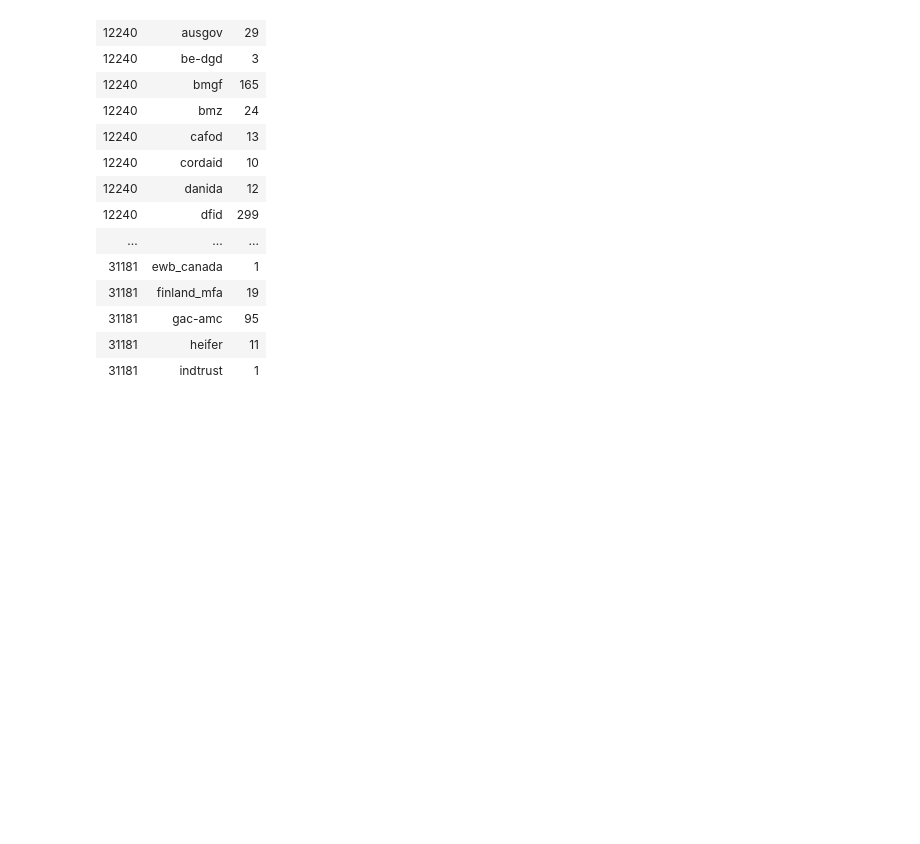
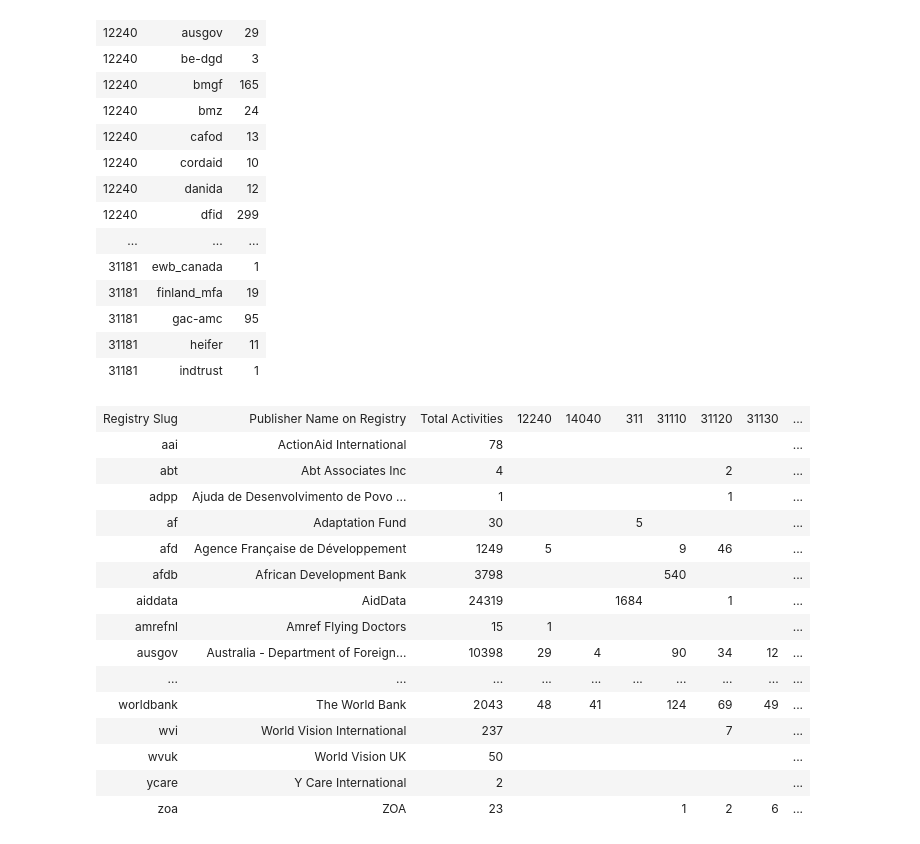
Before and after one commit to OpenDataServices/iati-traceability, a Jupyter notebook: agriculture/sectors.ipynb, the cells around one changed output. Cells and saved outputs as stored; diff of their text form; code cells hidden in the pictures; blank space fills up the shorter version.

Commit message:
Add a 2D table of counts for sector + publisher

```diff
--- a/agriculture/sectors.ipynb
+++ b/agriculture/sectors.ipynb
@@ -49,5 +49,10 @@ ag_sector_codes = [
 ]
 # %%
 codelist_values = requests.get('http://dashboard.iatistandard.org/stats/current/inverted-publisher/codelist_values.json').json(object_pairs_hook=OrderedDict)
+# %%
+publishers_ckan = requests.get('http://iatiregistry.org/api/3/action/organization_list?all_fields=1').json()
+publisher_names = {publisher['name']:publisher['display_name'] for publisher in publishers_ckan['result']}
+# %%
+publisher_activities = requests.get('http://dashboard.iatistandard.org/stats/current/inverted-publisher/activities.json').json()
 # %%
 sector_code_lookup = codelist_values['.//sector/@code']
@@ -69,3 +80,30 @@ make_table([(sector_code,k,v) for sector_code in ag_sector_codes for k,v in sect
 | 31181 | gac-amc | 95 |
 | 31181 | heifer | 11 |
 | 31181 | indtrust | 1 |
+# %%
+publishers = sorted(set(publisher for sector_code in ag_sector_codes for publisher,_ in sector_code_lookup[sector_code].items()))
+make_table(
+    [['Registry Slug', 'Publisher Name on Registry', 'Total Activities'] + ag_sector_codes] + [
+        [publisher, publisher_names[publisher], publisher_activities[publisher]]+[
+            sector_code_lookup[sector_code].get(publisher, '')
+            for sector_code in ag_sector_codes
+        ]
+        for publisher in publishers
+    ])
+# %% [output]
+| Registry Slug | Publisher Name on Registry | Total Activities | 12240 | 14040 | 311 | 31110 | 31120 | 31130 | ... |
+| aai | ActionAid International | 78 |  |  |  |  |  |  | ... |
+| abt | Abt Associates Inc | 4 |  |  |  |  | 2 |  | ... |
+| adpp | Ajuda de Desenvolvimento de Povo ... | 1 |  |  |  |  | 1 |  | ... |
+| af | Adaptation Fund | 30 |  |  | 5 |  |  |  | ... |
+| afd | Agence Française de Développement | 1249 | 5 |  |  | 9 | 46 |  | ... |
+| afdb | African Development Bank | 3798 |  |  |  | 540 |  |  | ... |
+| aiddata | AidData | 24319 |  |  | 1684 |  | 1 |  | ... |
+| amrefnl | Amref Flying Doctors | 15 | 1 |  |  |  |  |  | ... |
+| ausgov | Australia - Department of Foreign... | 10398 | 29 | 4 |  | 90 | 34 | 12 | ... |
+| ... | ... | ... | ... | ... | ... | ... | ... | ... | ... |
+| worldbank | The World Bank | 2043 | 48 | 41 |  | 124 | 69 | 49 | ... |
+| wvi | World Vision International | 237 |  |  |  |  | 7 |  | ... |
+| wvuk | World Vision UK | 50 |  |  |  |  |  |  | ... |
+| ycare | Y Care International | 2 |  |  |  |  |  |  | ... |
+| zoa | ZOA | 23 |  |  |  | 1 | 2 | 6 | ... |
```
Also changed, not shown: parts of 1 cell of this notebook.
